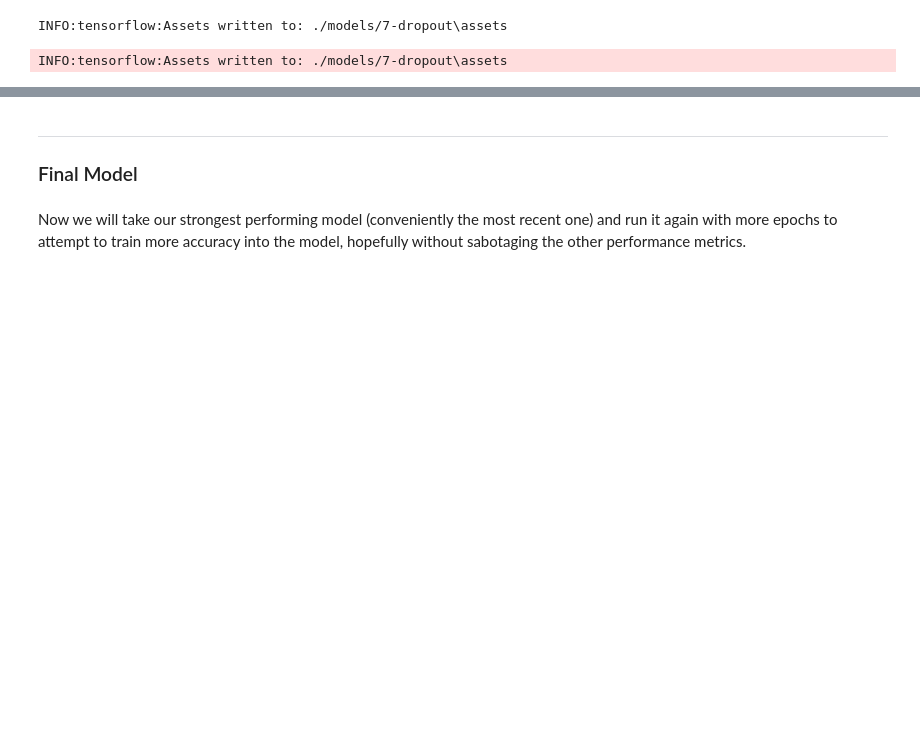
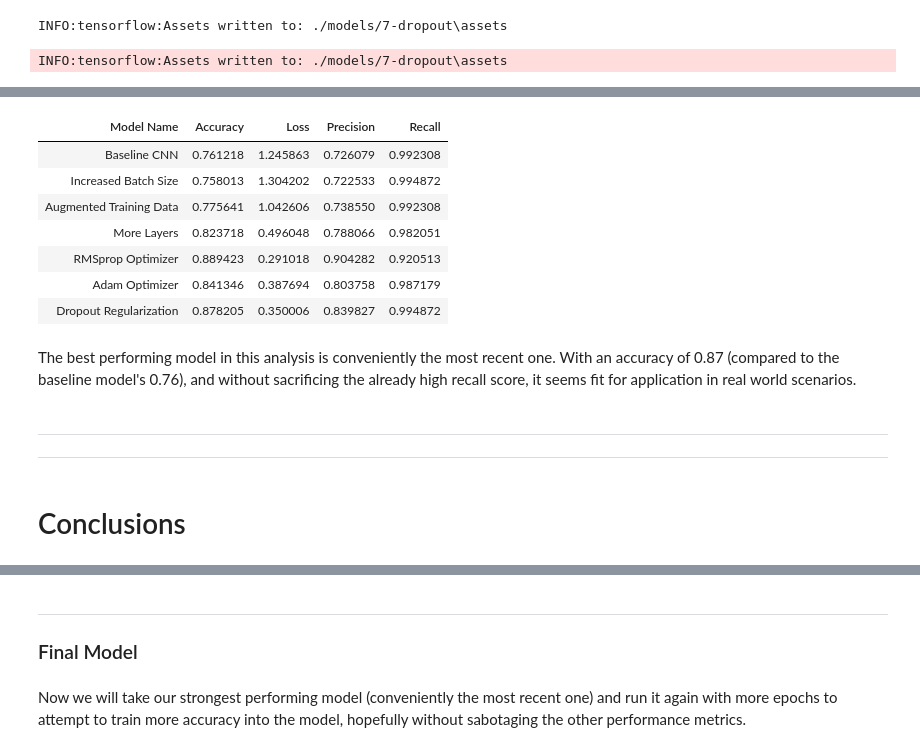
Before and after one commit to shadel96/xRayDeepLearning, a Jupyter notebook: index.ipynb, the cells around one changed output, grey strips where cells are left out. Cells and saved outputs as stored; diff of their text form; code cells hidden in the pictures; blank space fills up the shorter version.

Commit message:
models all complete. need finishing touches, visualizations, conclusion

```diff
--- a/index.ipynb
+++ b/index.ipynb
@@ -1436,0 +1442,19 @@ INFO:tensorflow:Assets written to: ./models/7-dropout\assets
+# %%
+df_model_scores.style.hide_index()
+# %% [output]
+| Model Name | Accuracy | Loss | Precision | Recall |
+| Baseline CNN | 0.761218 | 1.245863 | 0.726079 | 0.992308 |
+| Increased Batch Size | 0.758013 | 1.304202 | 0.722533 | 0.994872 |
+| Augmented Training Data | 0.775641 | 1.042606 | 0.738550 | 0.992308 |
+| More Layers | 0.823718 | 0.496048 | 0.788066 | 0.982051 |
+| RMSprop Optimizer | 0.889423 | 0.291018 | 0.904282 | 0.920513 |
+| Adam Optimizer | 0.841346 | 0.387694 | 0.803758 | 0.987179 |
+| Dropout Regularization | 0.878205 | 0.350006 | 0.839827 | 0.994872 |
+# %% [markdown]
+The best performing model in this analysis is conveniently the most recent one. With an accuracy of 0.87 (compared to the baseline model's 0.76), and without sacrificing the already high recall score, it seems fit for application in real world scenarios.
+# %% [markdown]
+
+***
+***
+# %% [markdown]
+# Conclusions
```
Also changed, not shown: parts of 26 cells of this notebook, 3 other files.
